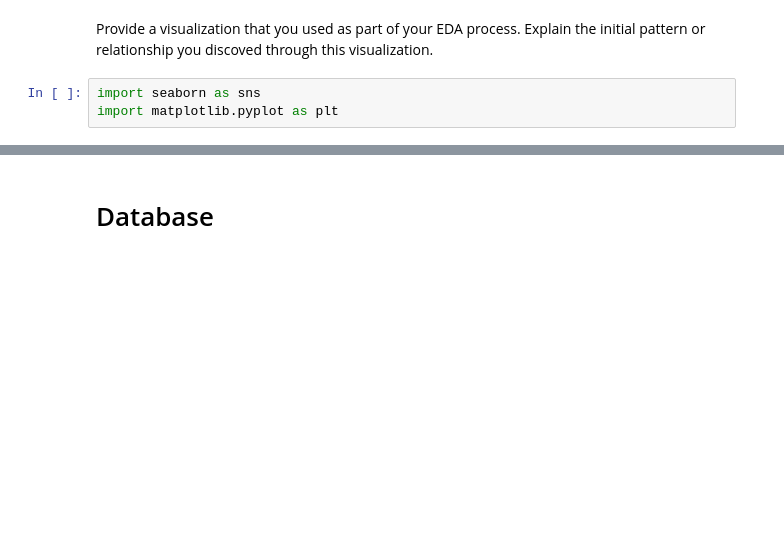
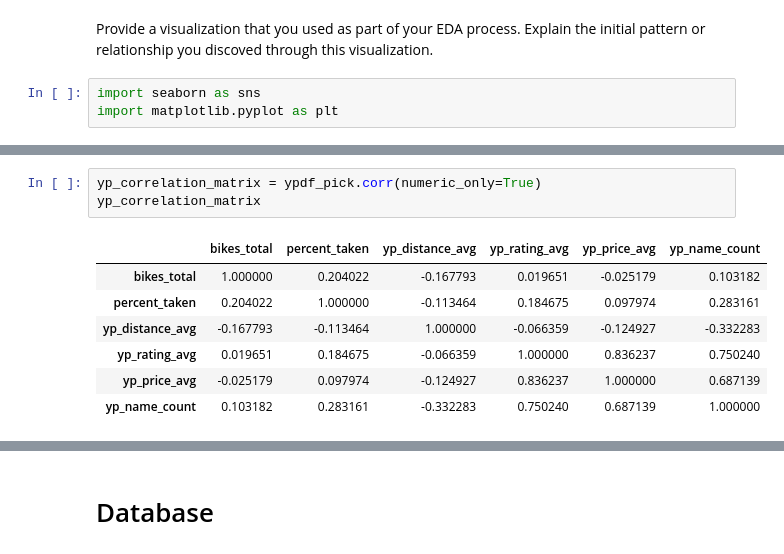
Before and after one commit to TayyubaK/Statistical-Modelling-Project, a Jupyter notebook: notebooks/joining_data.ipynb, the cells around one changed output, grey strips where cells are left out. Drawn from its saved outputs; the diff is of its cells as text; blank space fills up the shorter version.

```diff
--- a/notebooks/joining_data.ipynb
+++ b/notebooks/joining_data.ipynb
@@ -173,0 +101,11 @@ plt.show()
+# %%
+yp_correlation_matrix = ypdf_pick.corr(numeric_only=True)
+yp_correlation_matrix
+# %% [output]
+|  | bikes_total | percent_taken | yp_distance_avg | yp_rating_avg | yp_price_avg | yp_name_count |
+| bikes_total | 1.000000 | 0.204022 | -0.167793 | 0.019651 | -0.025179 | 0.103182 |
+| percent_taken | 0.204022 | 1.000000 | -0.113464 | 0.184675 | 0.097974 | 0.283161 |
+| yp_distance_avg | -0.167793 | -0.113464 | 1.000000 | -0.066359 | -0.124927 | -0.332283 |
+| yp_rating_avg | 0.019651 | 0.184675 | -0.066359 | 1.000000 | 0.836237 | 0.750240 |
+| yp_price_avg | -0.025179 | 0.097974 | -0.124927 | 0.836237 | 1.000000 | 0.687139 |
+| yp_name_count | 0.103182 | 0.283161 | -0.332283 | 0.750240 | 0.687139 | 1.000000 |
```
Also changed, not shown: parts of 22 cells of this notebook.
